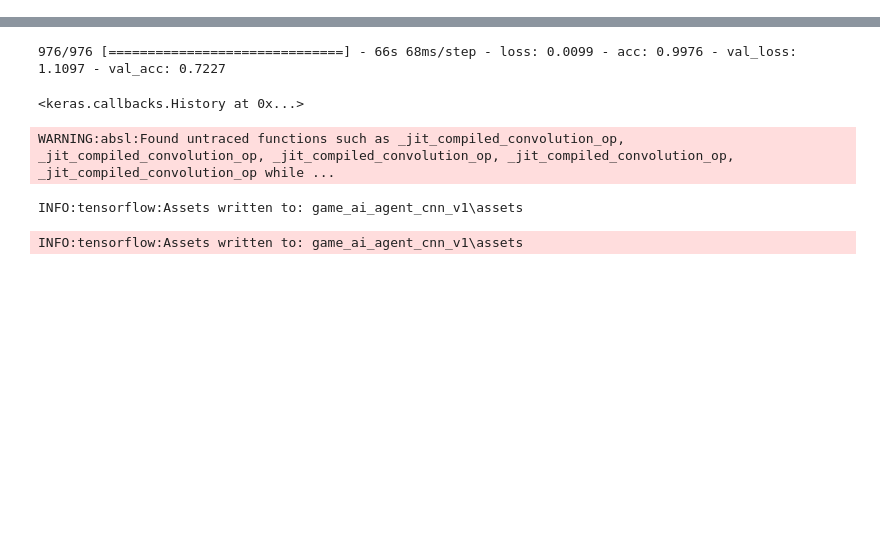
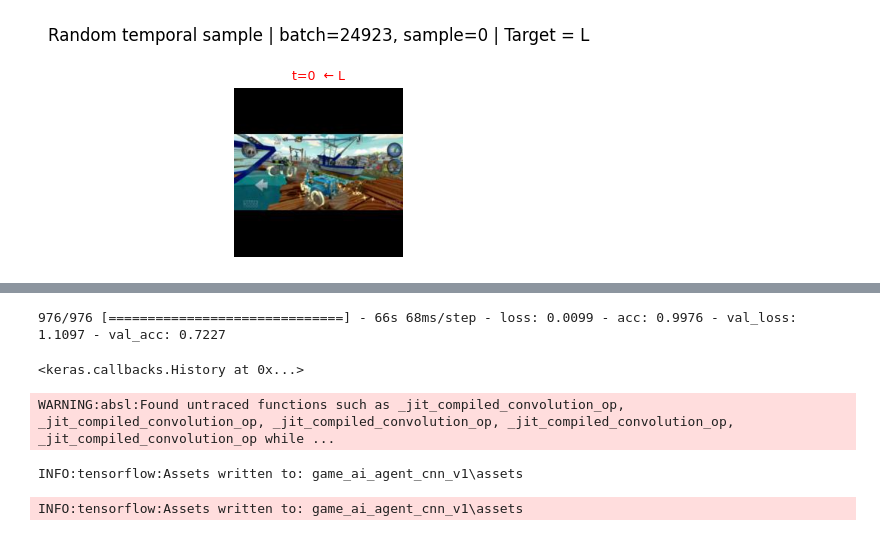
Before and after one commit to easare377/Game-AI-Agent, a Jupyter notebook: 3. agent-training.ipynb, the cells around one changed output, grey strips where cells are left out. Drawn from its saved outputs; the diff is of its cells as text; code cells hidden in the pictures; blank space fills up the shorter version.

```diff
--- a/3. agent-training.ipynb
+++ b/3. agent-training.ipynb
@@ -422,2 +638,6 @@ visualize_from_datagen(
+# %%
+visualize_random_sequence(val_gen, max_frames_to_show=5)
+# %% [output]
+[figure, added]
 # %%
 import tensorflow as tf
```
Also changed, not shown: parts of 26 cells of this notebook, 1 other file.
